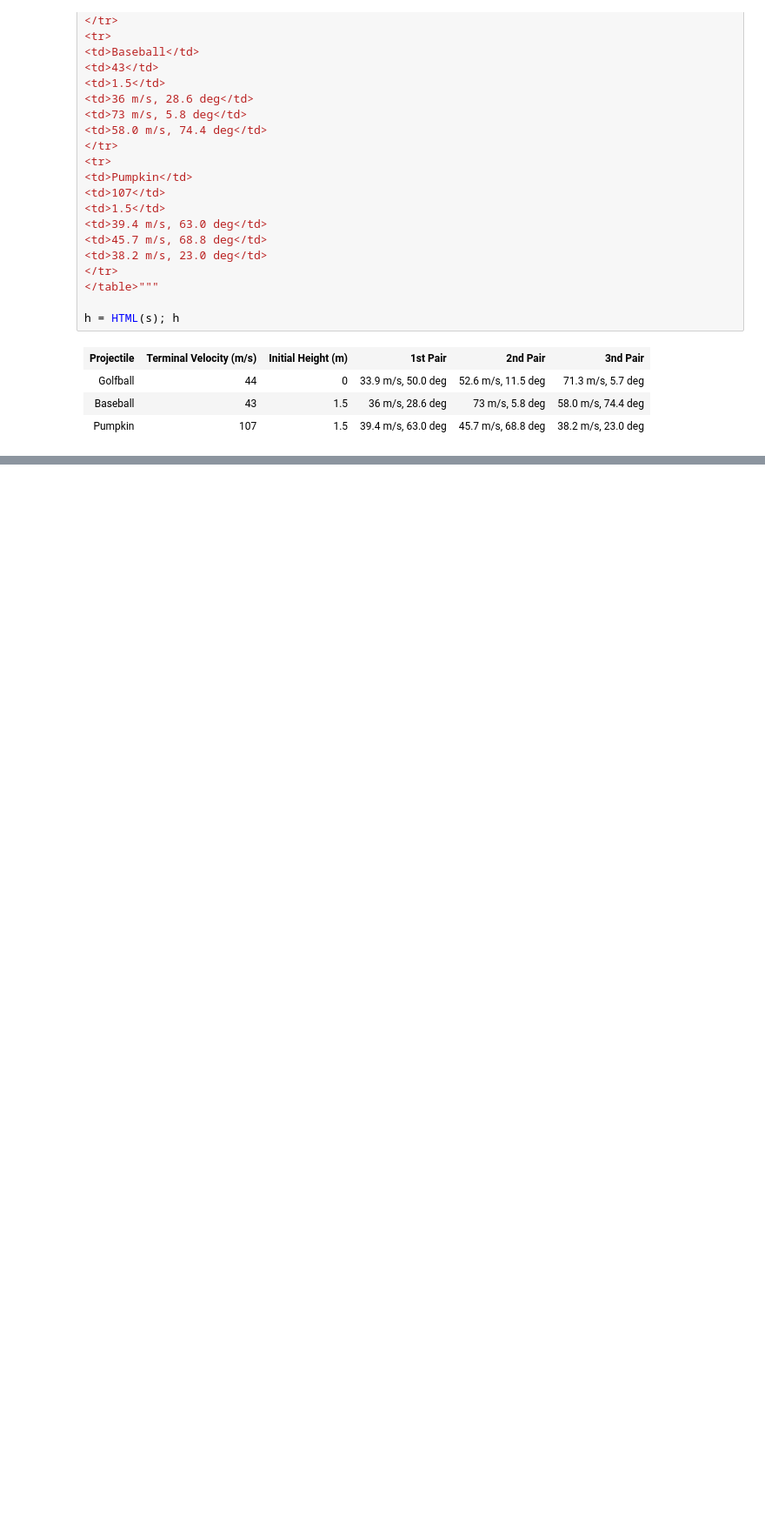
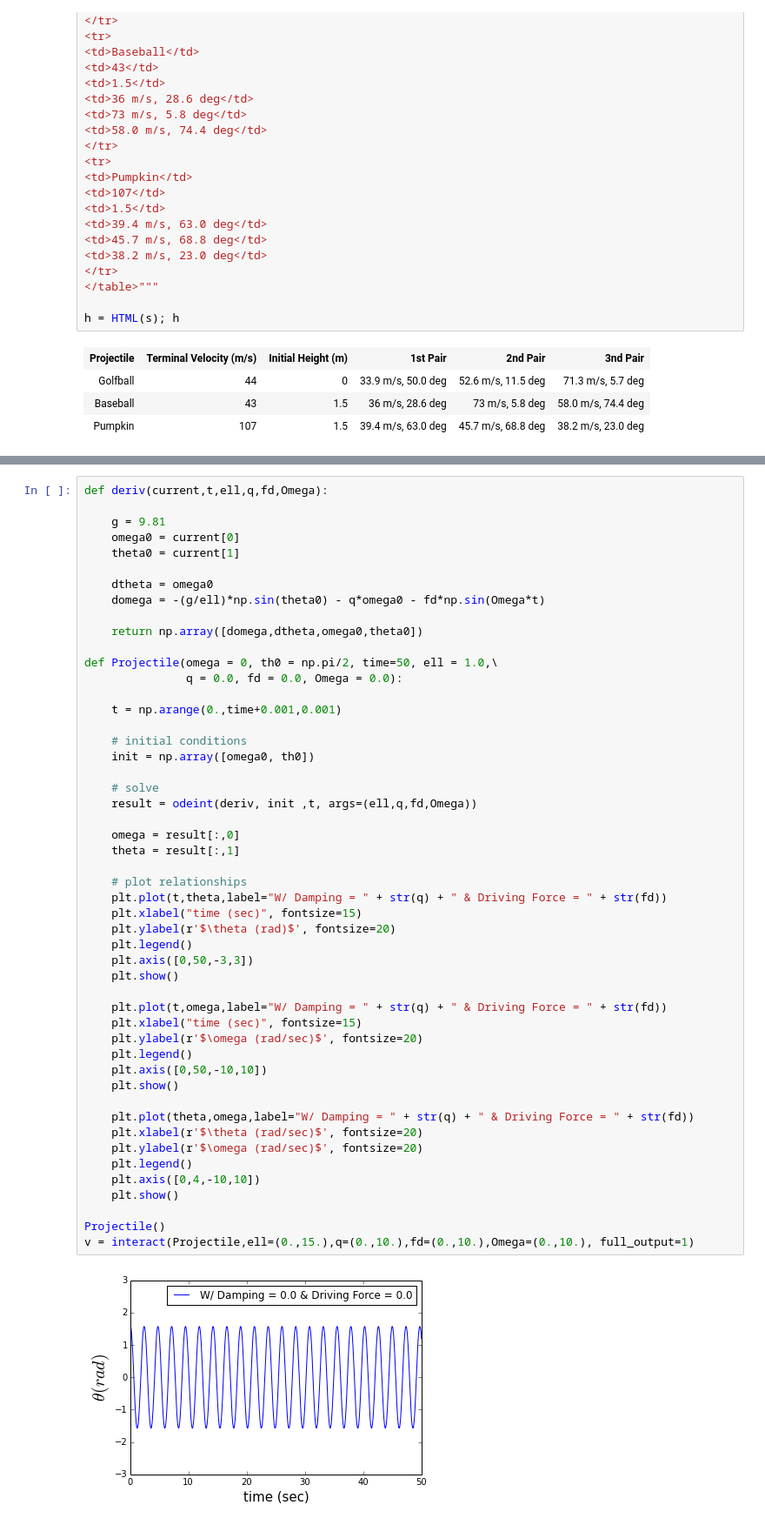
Before and after one commit to dlhoang/PHYS202-S14, a Jupyter notebook: SciPy/ODEExercises.ipynb, the cells around one changed output, grey strips where cells are left out. Shown at 87% size. Saved outputs shown, nothing was run; the diff lists cells and outputs as text; blank space fills up the shorter version.

```diff
--- a/SciPy/ODEExercises.ipynb
+++ b/SciPy/ODEExercises.ipynb
@@ -622,0 +629,52 @@ h = HTML(s); h
+# %%
+def deriv(current,t,ell,q,fd,Omega):
+
+    g = 9.81
+    omega0 = current[0]
+    theta0 = current[1]
+
+    dtheta = omega0
+    domega = -(g/ell)*np.sin(theta0) - q*omega0 - fd*np.sin(Omega*t)
+
+    return np.array([domega,dtheta,omega0,theta0])
+
+def Projectile(omega = 0, th0 = np.pi/2, time=50, ell = 1.0,\
+               q = 0.0, fd = 0.0, Omega = 0.0):
+
+    t = np.arange(0.,time+0.001,0.001)
+
+    # initial conditions
+    init = np.array([omega0, th0])
+
+    # solve
+    result = odeint(deriv, init ,t, args=(ell,q,fd,Omega))
+
+    omega = result[:,0]
+    theta = result[:,1]
+
+    # plot relationships
+    plt.plot(t,theta,label="W/ Damping = " + str(q) + " & Driving Force = " + str(fd))
+    plt.xlabel("time (sec)", fontsize=15)
+    plt.ylabel(r'$\theta (rad)$', fontsize=20)
+    plt.legend()
+    plt.axis([0,50,-3,3])
+    plt.show()
+
+    plt.plot(t,omega,label="W/ Damping = " + str(q) + " & Driving Force = " + str(fd))
+    plt.xlabel("time (sec)", fontsize=15)
+    plt.ylabel(r'$\omega (rad/sec)$', fontsize=20)
+    plt.legend()
+    plt.axis([0,50,-10,10])
+    plt.show()
+
+    plt.plot(theta,omega,label="W/ Damping = " + str(q) + " & Driving Force = " + str(fd))
+    plt.xlabel(r'$\theta (rad/sec)$', fontsize=20)
+    plt.ylabel(r'$\omega (rad/sec)$', fontsize=20)
+    plt.legend()
+    plt.axis([0,4,-10,10])
+    plt.show()
+
+Projectile()
+v = interact(Projectile,ell=(0.,15.),q=(0.,10.),fd=(0.,10.),Omega=(0.,10.), full_output=1)
+# %% [output]
+[figure, added]
```
Also changed, not shown: parts of 15 cells of this notebook, 1 other file.
